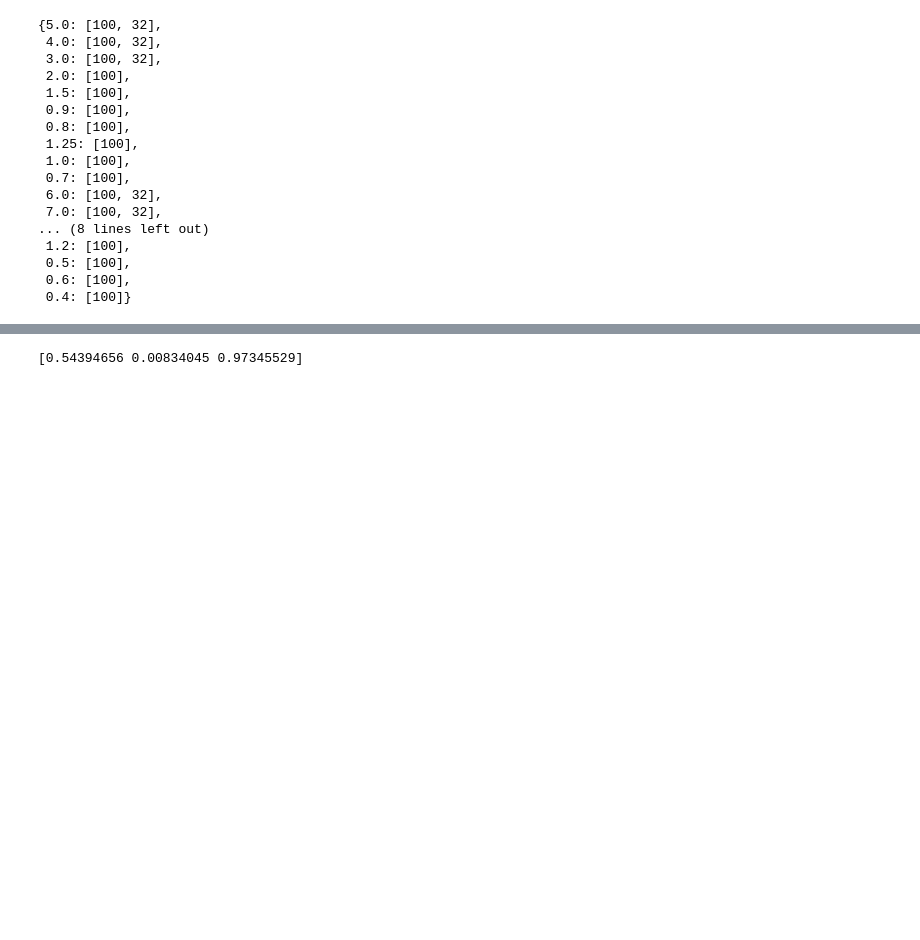
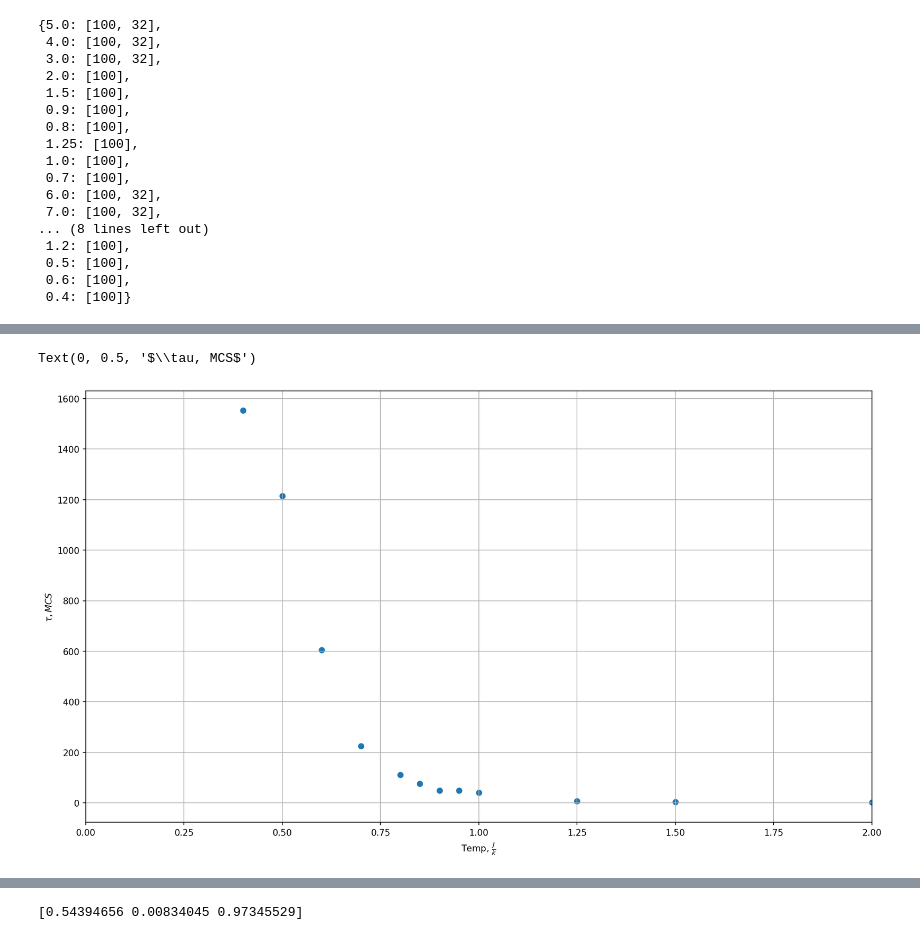
Before and after one commit to zlatovladdka/2d-spin-glasses, a Jupyter notebook: Ising.ipynb, the cells around one changed output, grey strips where cells are left out. Cells and saved outputs as stored; diff of their text form; code cells hidden in the pictures; blank space fills up the shorter version.

```diff
--- a/Ising.ipynb
+++ b/Ising.ipynb
@@ -270,0 +354,13 @@ beta_mean[11], beta_std[11], tau_mean[11], tau_std[11] = find_bt(100,100,1.5,dis
+# %%
+plt.figure(figsize=(16, 9), dpi=150)
+
+plt.scatter(np.flip(np.sort(temps0)), tau_mean[:-2])
+
+plt.xlim(0, 2)
+
+plt.grid()
+plt.xlabel(r'Temp, $\frac{J}{k}$')
+plt.ylabel(r'$\tau, MCS$')
+# %% [output]
+Text(0, 0.5, '$\\tau, MCS$')
+[figure, added]
```
Also changed, not shown: parts of 25 cells of this notebook.
